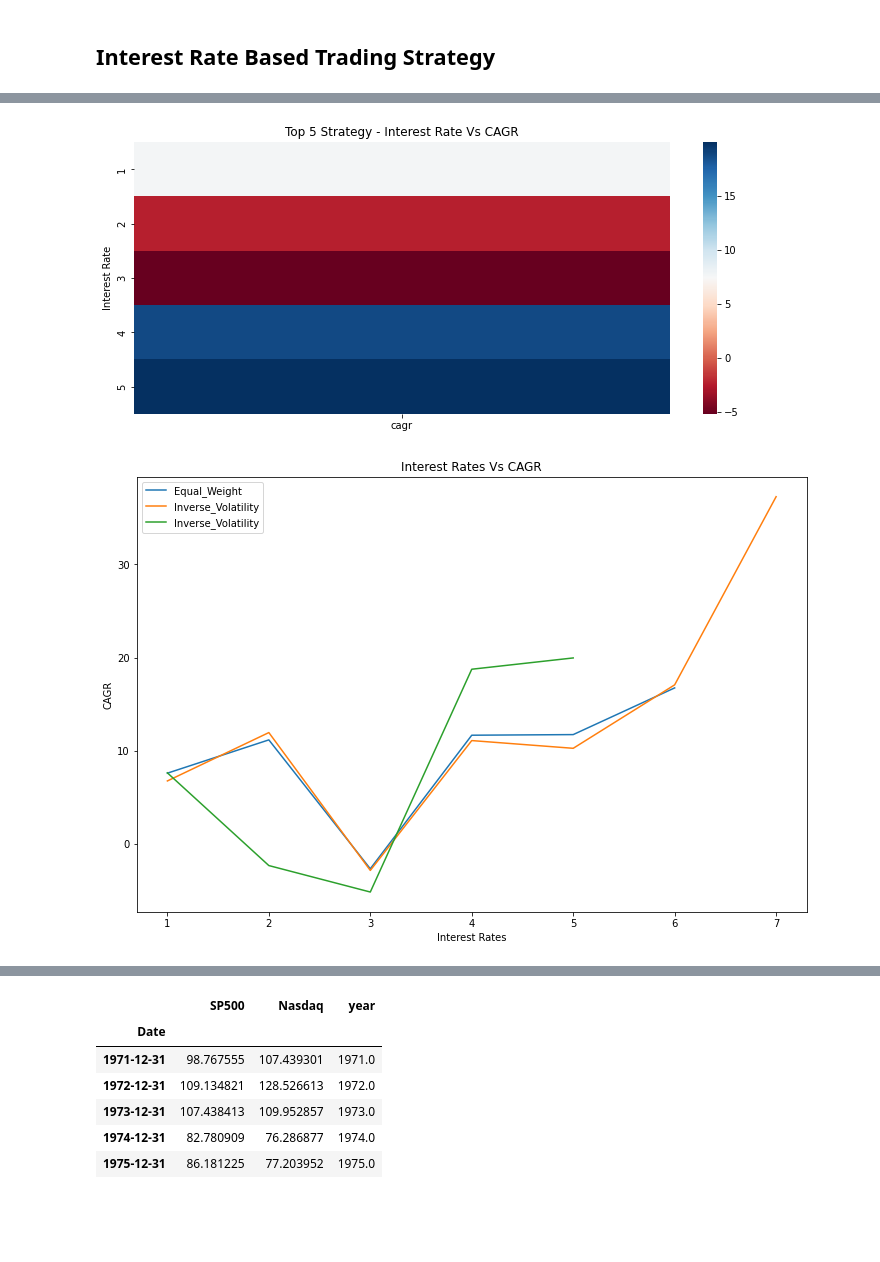
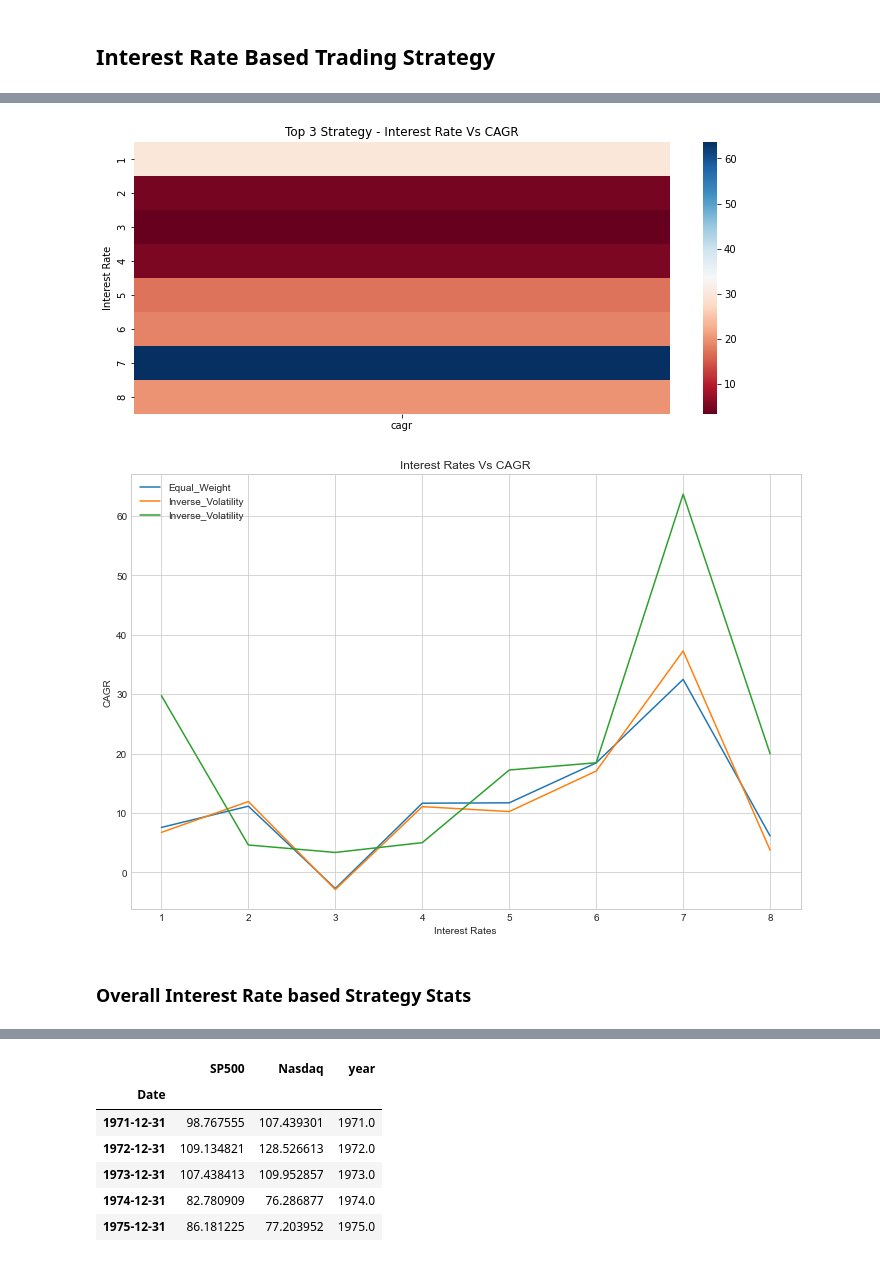
Before and after one commit to kartskri/FinancialTrading, a Jupyter notebook: project/Project_V2.ipynb, the cells around one changed output, grey strips where cells are left out. Saved outputs shown, nothing was run; the diff lists cells and outputs as text; code cells hidden in the pictures; blank space fills up the shorter version.

```diff
--- a/project/Project_V2.ipynb
+++ b/project/Project_V2.ipynb
@@ -260,7 +265,7 @@ inverse_volatility_strategy = bt.Strategy('Inverse_Volatility',
                               bt.algos.Rebalance()
                             ])
 # %%
-top5_strategy = bt.Strategy('Top5',
+top3_strategy = bt.Strategy('Top3',
                             [
                               bt.algos.RunWeekly(),
                               bt.algos.SelectAll(),
@@ -268,7 +273,7 @@ top5_strategy = bt.Strategy('Top5',
                               bt.algos.Rebalance()
                             ])
 # %%
-strategy_lst = [equal_weight_strategy, inverse_volatility_strategy, top5_strategy]
+strategy_lst = [equal_weight_strategy, inverse_volatility_strategy, top3_strategy]
 # %% [markdown]
 ## Interest Rate Based Trading Strategy
 # %%
@@ -285,7 +290,7 @@ def interest_based_strategy_computation(strategies, target_interest_metric = -1)
     for bt_strategy in strategies:
         target_year_list = []
         if target_interest_metric == -1:
-            target_year_list = range(1989, 2020)
+            target_year_list = range(1960, 2020)
         else:
             interest_from, interest_to = int(target_interest_metric), round(target_interest_metric)
             if(interest_from == interest_to):
@@ -301,9 +306,9 @@ def interest_based_strategy_computation(strategies, target_interest_metric = -1)
             start_date = str(yr) + '-01-01'
             end_date = str((yr+1)) + '-01-01'
             try:
-                if (bt_strategy.name == 'Top5'):
-                    top5codes = usa_inflation_interest_df[usa_inflation_interest_df['Year']==yr]['Top5'].to_string(index=False)
-                    price_data = bt.get(top5codes, start=start_date, end=end_date)
+                if (bt_strategy.name == 'Top3'):
+                    top3codes = usa_inflation_interest_df[usa_inflation_interest_df['Year']==yr]['Top3'].to_string(index=False)
+                    price_data = bt.get(top3codes, start=start_date, end=end_date)
                 else:
                     price_data = fetch_price_data_range(index_tickers, start_date, end_date)
 
@@ -352,7 +357,7 @@ interest_rate_stock_analysis_df = interest_rate_stock_parameters()
 # Strategy Based Dataframe
 equal_weight_strategy_df = interest_rate_stock_analysis_df[interest_rate_stock_analysis_df['strategy_name'] == 'Equal_Weight']
 inverse_volatility_strategy_df = interest_rate_stock_analysis_df[interest_rate_stock_analysis_df['strategy_name'] == 'Inverse_Volatility']
-top5_strategy_df = interest_rate_stock_analysis_df[interest_rate_stock_analysis_df['strategy_name'] == 'Top5']
+top3_strategy_df = interest_rate_stock_analysis_df[interest_rate_stock_analysis_df['strategy_name'] == 'Top3']
 # %%
 plot_heatmap(equal_weight_strategy_df, ['Interest Rate'], ['cagr'], 'Equal Weight Strategy - Interest Rate Vs CAGR')
 # %% [output]
@@ -364,22 +389,26 @@ plot_heatmap(inverse_volatility_strategy_df, ['Interest Rate'], ['cagr'], 'Inver
 # %%
-plot_heatmap(top5_strategy_df, ['Interest Rate'], ['cagr'], 'Top 5 Strategy - Interest Rate Vs CAGR')
+plot_heatmap(top3_strategy_df, ['Interest Rate'], ['cagr'], 'Top 3 Strategy - Interest Rate Vs CAGR')
 # %% [output]
-[figure, old version]
+[figure, new version]
 # %%
-plt.figure(figsize=(12,8))
-plt.plot(equal_weight_strategy_df['Interest Rate'],
-         equal_weight_strategy_df['cagr'],
-         label='Equal_Weight')
-plt.plot(inverse_volatility_strategy_df['Interest Rate'],
-         inverse_volatility_strategy_df['cagr'],
-         label='Inverse_Volatility')
-plt.plot(top5_strategy_df['Interest Rate'],
-         top5_strategy_df['cagr'],
-         label='Inverse_Volatility')
-plt.xlabel('Interest Rates')
-plt.ylabel('CAGR')
-plt.title('Interest Rates Vs CAGR')
-plt.legend()
+with plt.style.context('seaborn-whitegrid'):
+    plt.figure(figsize=(12,8))
+    plt.plot(equal_weight_strategy_df['Interest Rate'],
+             equal_weight_strategy_df['cagr'],
+             label='Equal_Weight')
+    plt.plot(inverse_volatility_strategy_df['Interest Rate'],
+             inverse_volatility_strategy_df['cagr'],
+             label='Inverse_Volatility')
+    plt.plot(top3_strategy_df['Interest Rate'],
+             top3_strategy_df['cagr'],
+             label='Inverse_Volatility')
+    plt.xlabel('Interest Rates')
+    plt.ylabel('CAGR')
+    plt.title('Interest Rates Vs CAGR')
+    plt.legend()
+    plt.show()
 plt.show()
 # %% [output]
-[figure, old version]
+[figure, new version]
+# %% [markdown]
+### Overall Interest Rate based Strategy Stats
```
Also changed, not shown: parts of 31 cells of this notebook, 1 other file.
